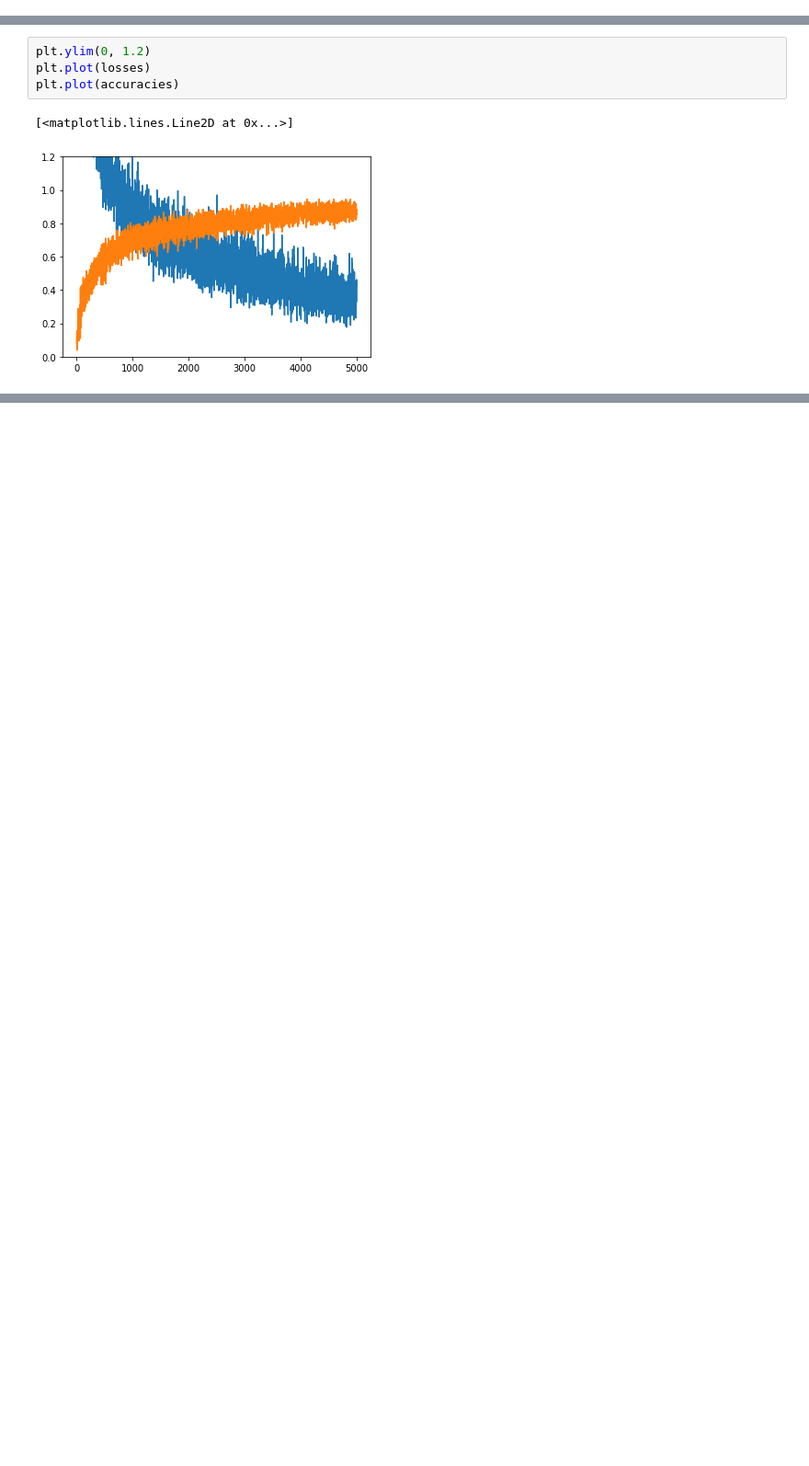
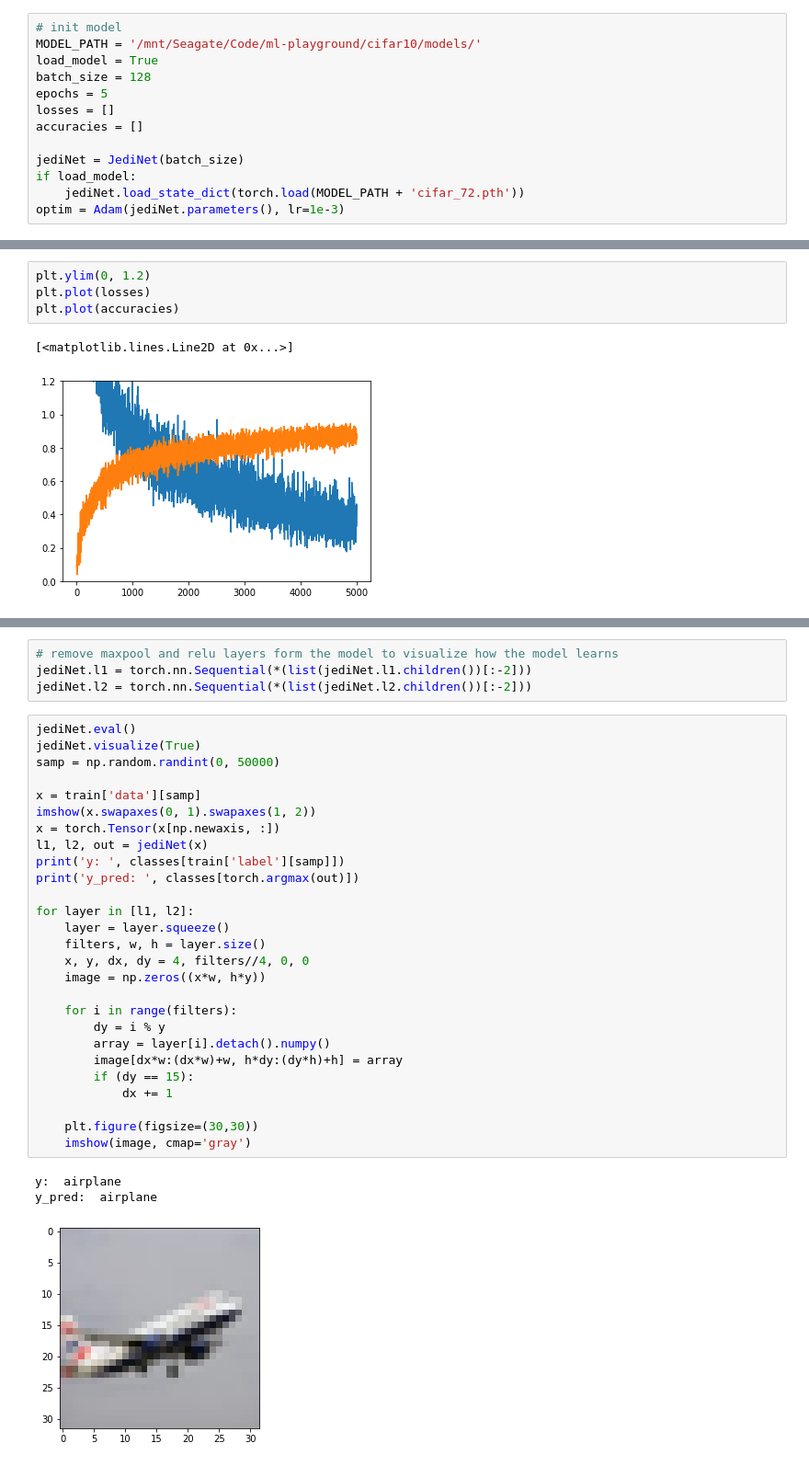
Before and after one commit to notjedi/ml-playground, a Jupyter notebook: cifar10/cifar10-cnn.ipynb, the cells around one changed output, grey strips where cells are left out. Shown: that part at 92% size. Drawn from its saved outputs; the diff is of its cells as text; blank space fills up the shorter version.

```diff
--- a/cifar10/cifar10-cnn.ipynb
+++ b/cifar10/cifar10-cnn.ipynb
@@ -128,2 +158,15 @@ class JediNet(nn.Module):
+# %%
+# init model
+MODEL_PATH = '/mnt/Seagate/Code/ml-playground/cifar10/models/'
+load_model = True
+batch_size = 128
+epochs = 5
+losses = []
+accuracies = []
+
+jediNet = JediNet(batch_size)
+if load_model:
+    jediNet.load_state_dict(torch.load(MODEL_PATH + 'cifar_72.pth'))
+optim = Adam(jediNet.parameters(), lr=1e-3)
 # %%
 # train model
@@ -171,3 +207,38 @@ with torch.no_grad():
 print(f"Accuracy: {accuracy/total * 100}%")
 # %% [output]
 Accuracy: 72.12540064102564%
+# %%
+# remove maxpool and relu layers form the model to visualize how the model learns
+jediNet.l1 = torch.nn.Sequential(*(list(jediNet.l1.children())[:-2]))
+jediNet.l2 = torch.nn.Sequential(*(list(jediNet.l2.children())[:-2]))
+# %%
+jediNet.eval()
+jediNet.visualize(True)
+samp = np.random.randint(0, 50000)
+
+x = train['data'][samp]
+imshow(x.swapaxes(0, 1).swapaxes(1, 2))
+x = torch.Tensor(x[np.newaxis, :])
+l1, l2, out = jediNet(x)
+print('y: ', classes[train['label'][samp]])
+print('y_pred: ', classes[torch.argmax(out)])
+
+for layer in [l1, l2]:
+    layer = layer.squeeze()
+    filters, w, h = layer.size()
+    x, y, dx, dy = 4, filters//4, 0, 0
+    image = np.zeros((x*w, h*y))
+
+    for i in range(filters):
+        dy = i % y
+        array = layer[i].detach().numpy()
+        image[dx*w:(dx*w)+w, h*dy:(dy*h)+h] = array
+        if (dy == 15):
+            dx += 1
+
+    plt.figure(figsize=(30,30))
+    imshow(image, cmap='gray')
+# %% [output]
+y:  airplane
+y_pred:  airplane
+[figure, added]
```
Also changed, not shown: parts of 6 cells of this notebook, 14 other files.
